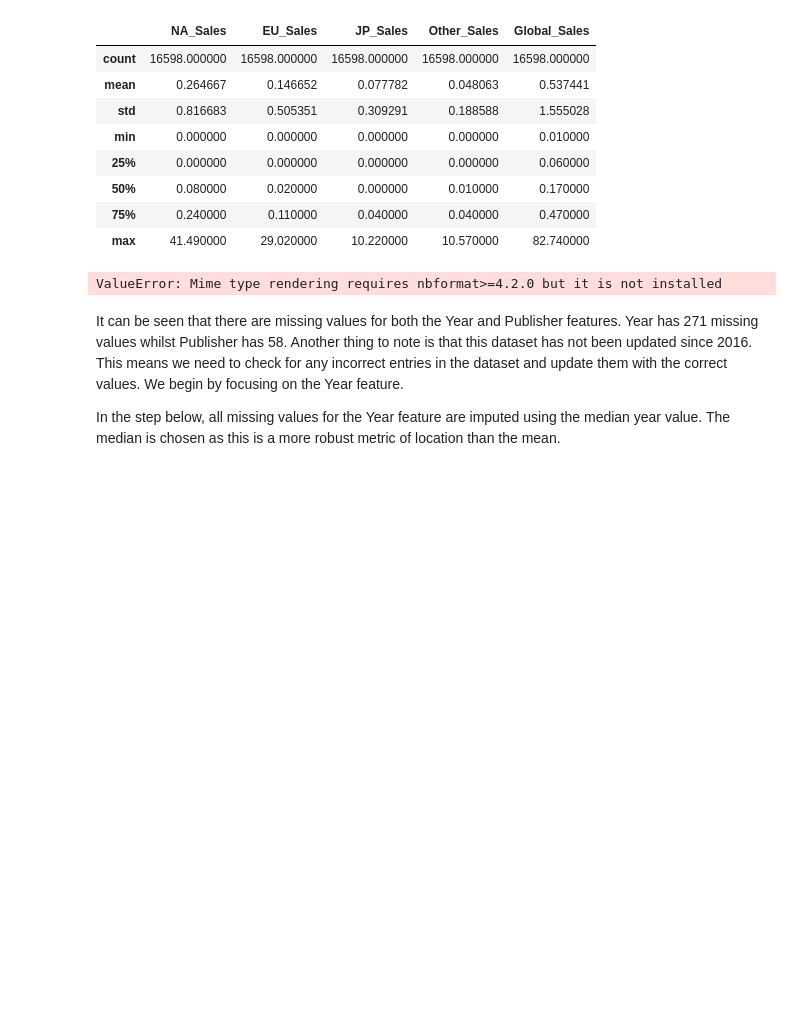
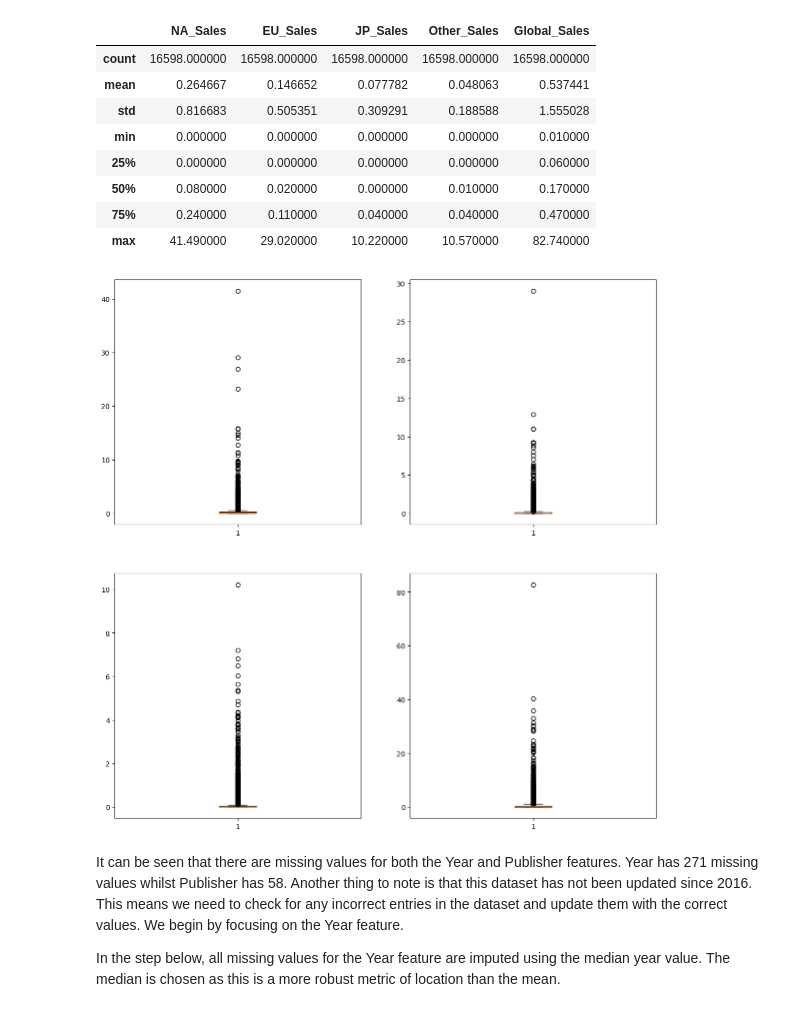
Before and after one commit to JoelCharlton09/Video-Games-Analysis, a Jupyter notebook: notebooks/data-preprocessing.ipynb, the cells around one changed output. Drawn from its saved outputs; the diff is of its cells as text; code cells hidden in the pictures; blank space fills up the shorter version.

```diff
--- a/notebooks/data-preprocessing.ipynb
+++ b/notebooks/data-preprocessing.ipynb
@@ -78,13 +77,17 @@ sales_data.describe()
 | 50% | 0.080000 | 0.020000 | 0.000000 | 0.010000 | 0.170000 |
 | 75% | 0.240000 | 0.110000 | 0.040000 | 0.040000 | 0.470000 |
 | max | 41.490000 | 29.020000 | 10.220000 | 10.570000 | 82.740000 |
-# %%
-# Box plots
-fig = px.box(sales_data, y="NA_Sales")
-
-fig.show()
-# %% [output]
-ValueError: Mime type rendering requires nbformat>=4.2.0 but it is not installed
+# %%
+# Box plots
+fig, ax = plt.subplots(nrows=2,ncols=2, figsize=(14,14))
+
+ax[0][0].boxplot(sales_data["NA_Sales"])
+ax[0][1].boxplot(sales_data["EU_Sales"])
+ax[1][0].boxplot(sales_data["JP_Sales"])
+ax[1][1].boxplot(sales_data["Global_Sales"])
+plt.show()
+# %% [output]
+[figure, added]
 # %% [markdown]
 It can be seen that there are missing values for both the Year and Publisher features. Year has 271 missing values whilst Publisher has 58. Another thing to note is that this dataset has not been updated since 2016. This means we need to check for any incorrect entries in the dataset and update them with the correct values. We begin by focusing on the Year feature.
 
```
Also changed, not shown: parts of 1 cell of this notebook.
